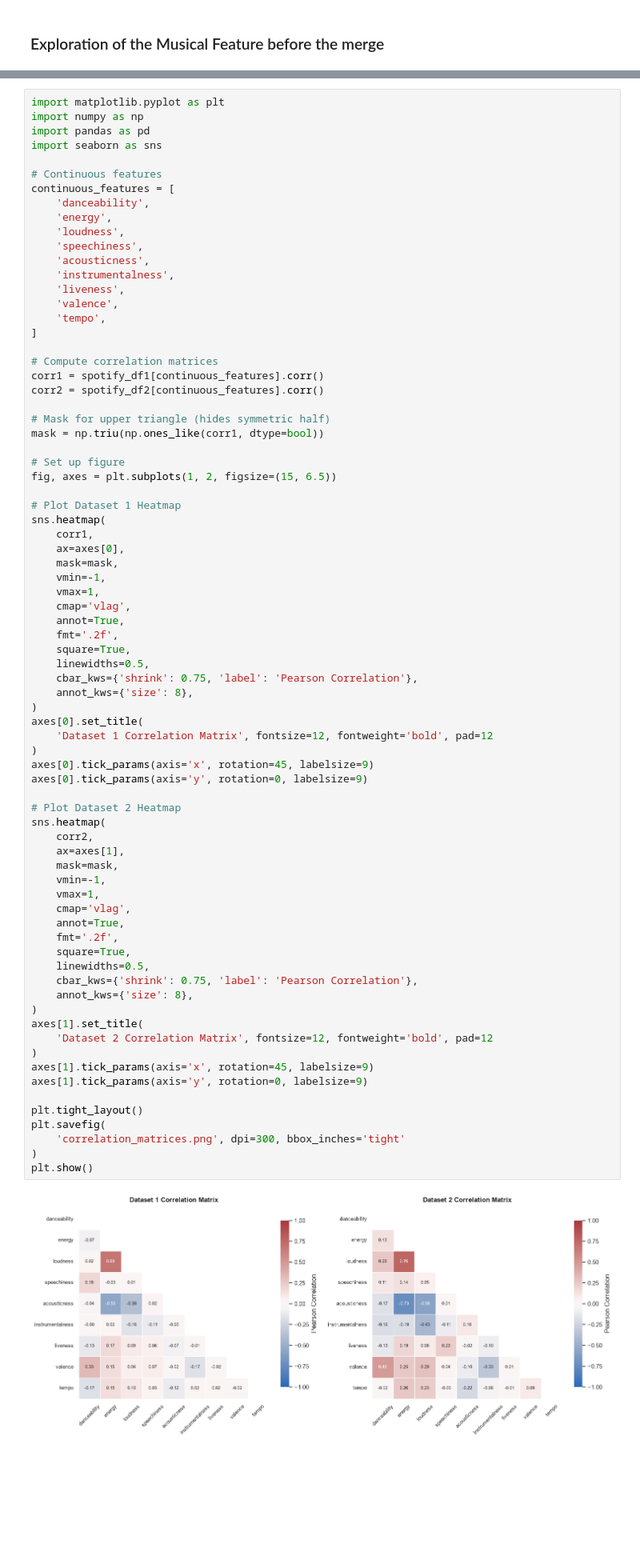
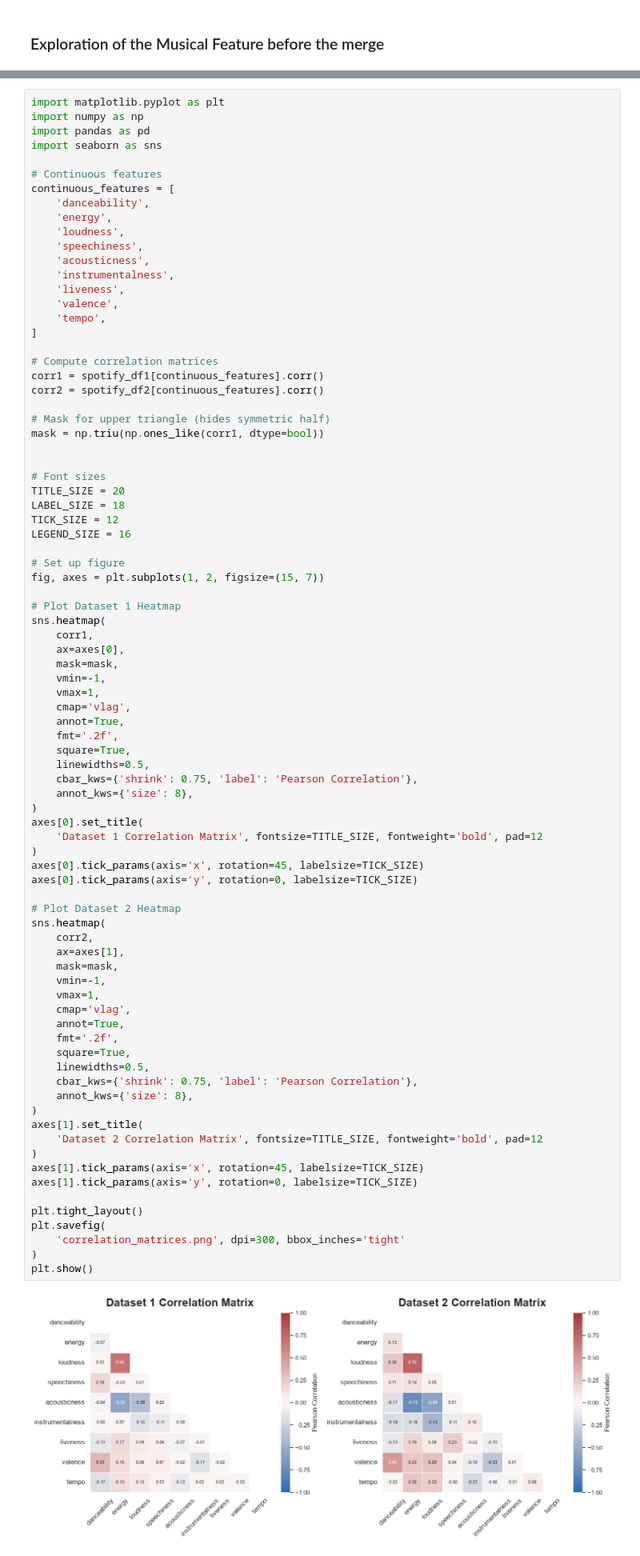
Before and after one commit to Pietro-Farina/spotify-genre-study, a Jupyter notebook: Dataset_cleaning_and_preprocessing.ipynb, the cells around one changed output, grey strips where cells are left out. Shown at 80% size. Saved outputs shown, nothing was run; the diff lists cells and outputs as text; blank space fills up the shorter version.

```diff
--- a/Dataset_cleaning_and_preprocessing.ipynb
+++ b/Dataset_cleaning_and_preprocessing.ipynb
@@ -1761,8 +1641,15 @@ corr2 = spotify_df2[continuous_features].corr()
 # Mask for upper triangle (hides symmetric half)
 mask = np.triu(np.ones_like(corr1, dtype=bool))
 
+
+# Font sizes
+TITLE_SIZE = 20
+LABEL_SIZE = 18
+TICK_SIZE = 12
+LEGEND_SIZE = 16
+
 # Set up figure
-fig, axes = plt.subplots(1, 2, figsize=(15, 6.5))
+fig, axes = plt.subplots(1, 2, figsize=(15, 7))
 
 # Plot Dataset 1 Heatmap
 sns.heatmap(
@@ -1779,37 +1666,37 @@ sns.heatmap(
     cbar_kws={'shrink': 0.75, 'label': 'Pearson Correlation'},
     annot_kws={'size': 8},
 )
 axes[0].set_title(
-    'Dataset 1 Correlation Matrix', fontsize=12, fontweight='bold', pad=12
+    'Dataset 1 Correlation Matrix', fontsize=TITLE_SIZE, fontweight='bold', pad=12
 )
-axes[0].tick_params(axis='x', rotation=45, labelsize=9)
-axes[0].tick_params(axis='y', rotation=0, labelsize=9)
+axes[0].tick_params(axis='x', rotation=45, labelsize=TICK_SIZE)
+axes[0].tick_params(axis='y', rotation=0, labelsize=TICK_SIZE)
 
 # Plot Dataset 2 Heatmap
 sns.heatmap(
     corr2,
     ax=axes[1],
     mask=mask,
     vmin=-1,
     vmax=1,
     cmap='vlag',
     annot=True,
     fmt='.2f',
     square=True,
     linewidths=0.5,
     cbar_kws={'shrink': 0.75, 'label': 'Pearson Correlation'},
     annot_kws={'size': 8},
 )
 axes[1].set_title(
-    'Dataset 2 Correlation Matrix', fontsize=12, fontweight='bold', pad=12
+    'Dataset 2 Correlation Matrix', fontsize=TITLE_SIZE, fontweight='bold', pad=12
 )
-axes[1].tick_params(axis='x', rotation=45, labelsize=9)
-axes[1].tick_params(axis='y', rotation=0, labelsize=9)
+axes[1].tick_params(axis='x', rotation=45, labelsize=TICK_SIZE)
+axes[1].tick_params(axis='y', rotation=0, labelsize=TICK_SIZE)
 
 plt.tight_layout()
 plt.savefig(
     'correlation_matrices.png', dpi=300, bbox_inches='tight'
 )
 plt.show()
 # %% [output]
-[figure, old version]
+[figure, new version]
```
Also changed, not shown: parts of 21 cells of this notebook, 14 other files.
